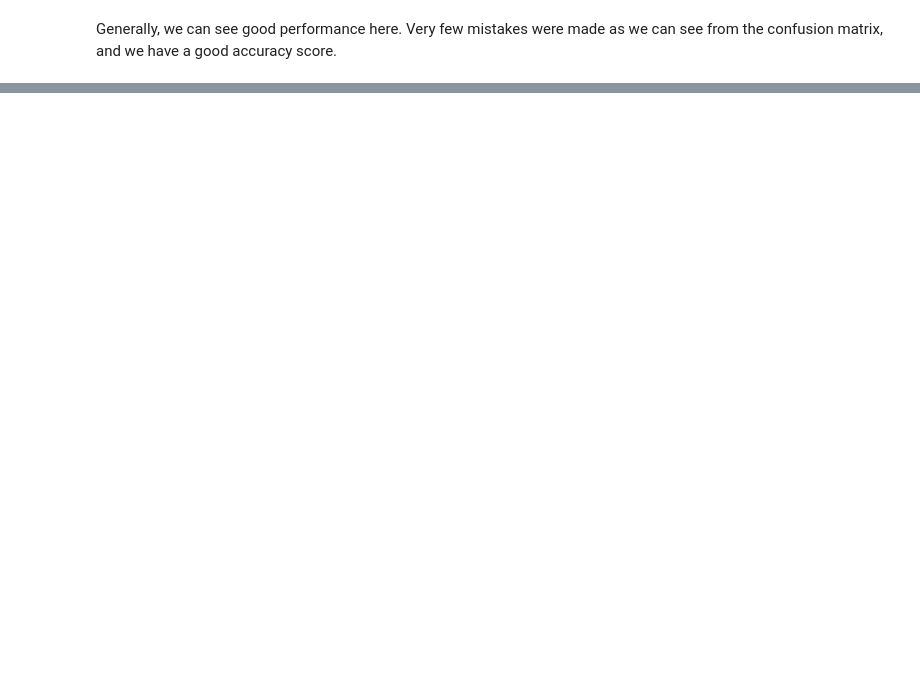
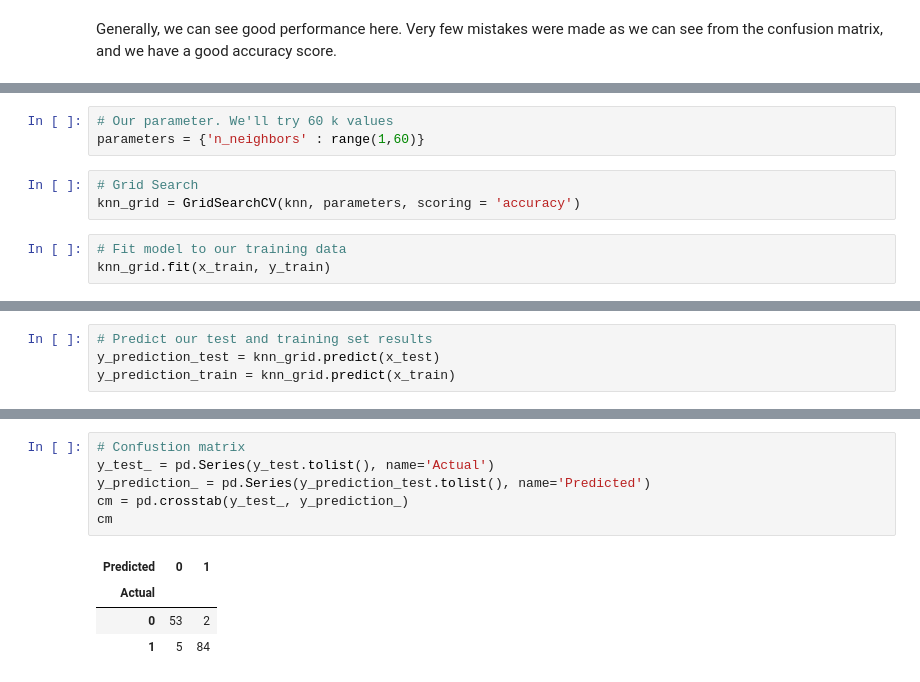
Before and after one commit to ABZ-Aaron/PartyAffiliation, a Jupyter notebook: PartyAffiliation.ipynb, the cells around one changed output, grey strips where cells are left out. Saved outputs shown, nothing was run; the diff lists cells and outputs as text; blank space fills up the shorter version.

```diff
--- a/PartyAffiliation.ipynb
+++ b/PartyAffiliation.ipynb
@@ -548,0 +512,9 @@ X
+# %%
+# Our parameter. We'll try 60 k values
+parameters = {'n_neighbors' : range(1,60)}
+# %%
+# Grid Search
+knn_grid = GridSearchCV(knn, parameters, scoring = 'accuracy')
+# %%
+# Fit model to our training data
+knn_grid.fit(x_train, y_train)
@@ -548,0 +529,4 @@ X
+# %%
+# Predict our test and training set results
+y_prediction_test = knn_grid.predict(x_test)
+y_prediction_train = knn_grid.predict(x_train)
@@ -548,0 +545,11 @@ X
+# %%
+# Confustion matrix
+y_test_ = pd.Series(y_test.tolist(), name='Actual')
+y_prediction_ = pd.Series(y_prediction_test.tolist(), name='Predicted')
+cm = pd.crosstab(y_test_, y_prediction_)
+cm
+# %% [output]
+| Predicted | 0 | 1 |
+| Actual |  |  |
+| 0 | 53 | 2 |
+| 1 | 5 | 84 |
```
Also changed, not shown: parts of 22 cells of this notebook.
